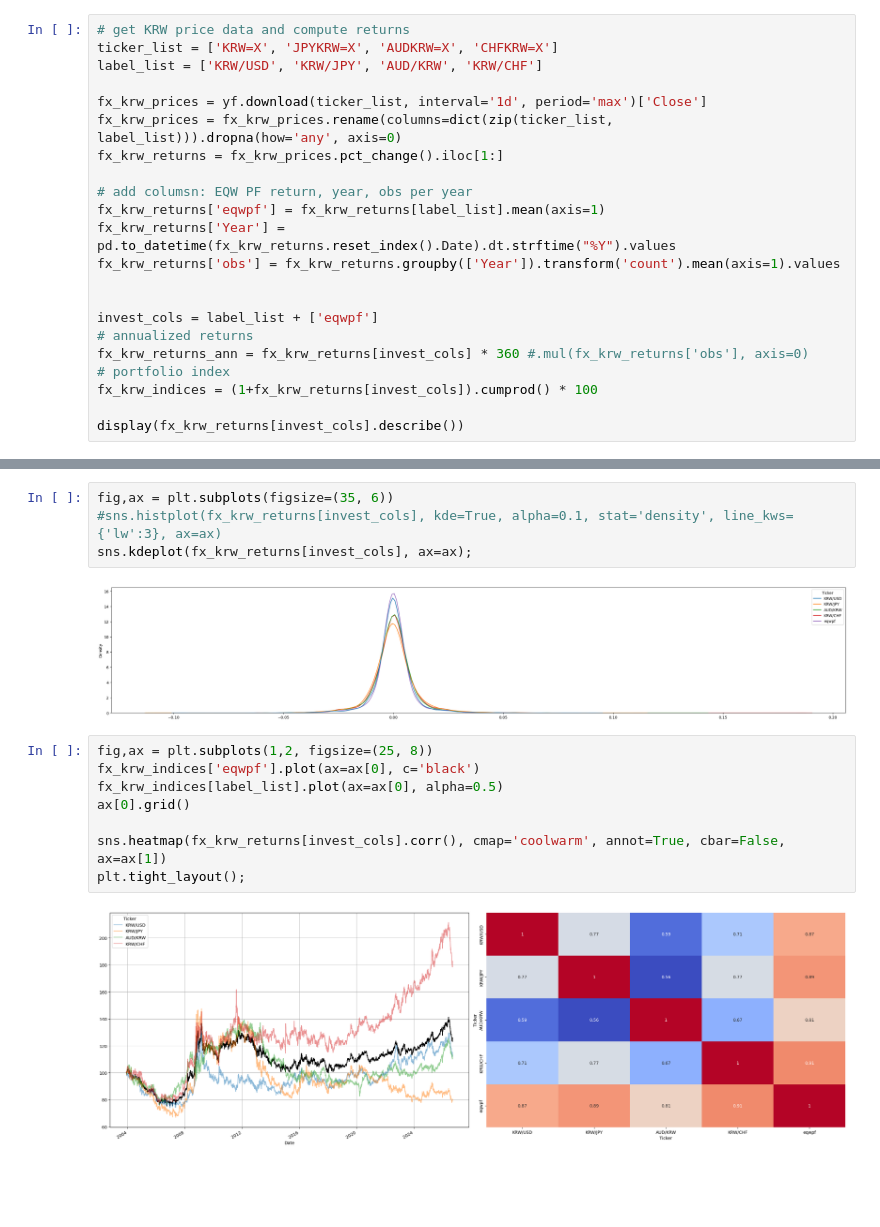
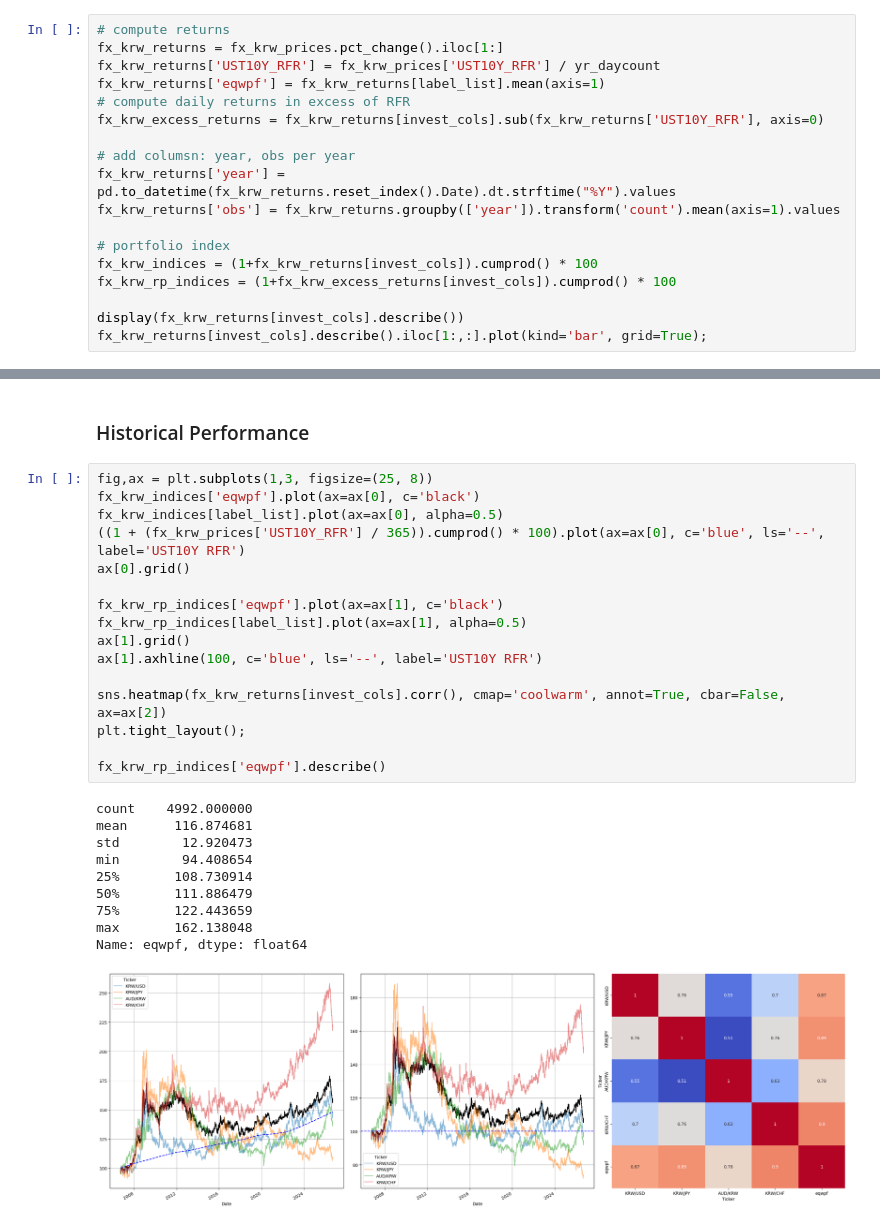
Before and after one commit to duckeun16/Macro, a Jupyter notebook: Spot FX DCA Performance.ipynb, the cells around one changed output, grey strips where cells are left out. Saved outputs shown, nothing was run; the diff lists cells and outputs as text; blank space fills up the shorter version.

Commit message:
updated Spot FX Performance

```diff
--- a/Spot FX DCA Performance.ipynb
+++ b/Spot FX DCA Performance.ipynb
@@ -8,23 +37,19 @@ import seaborn as sns
 # %%
-# get KRW price data and compute returns
-ticker_list = ['KRW=X', 'JPYKRW=X', 'AUDKRW=X', 'CHFKRW=X']
-label_list = ['KRW/USD', 'KRW/JPY', 'AUD/KRW', 'KRW/CHF']
+# compute returns
+fx_krw_returns = fx_krw_prices.pct_change().iloc[1:]
+fx_krw_returns['UST10Y_RFR'] = fx_krw_prices['UST10Y_RFR'] / yr_daycount
+fx_krw_returns['eqwpf'] = fx_krw_returns[label_list].mean(axis=1)
+# compute daily returns in excess of RFR
+fx_krw_excess_returns = fx_krw_returns[invest_cols].sub(fx_krw_returns['UST10Y_RFR'], axis=0)
 
-fx_krw_prices = yf.download(ticker_list, interval='1d', period='max')['Close']
-fx_krw_prices = fx_krw_prices.rename(columns=dict(zip(ticker_list, label_list))).dropna(how='any', axis=0)
-fx_krw_returns = fx_krw_prices.pct_change().iloc[1:]
+# add columsn: year, obs per year
+fx_krw_returns['year'] = pd.to_datetime(fx_krw_returns.reset_index().Date).dt.strftime("%Y").values
+fx_krw_returns['obs'] = fx_krw_returns.groupby(['year']).transform('count').mean(axis=1).values
 
-# add columsn: EQW PF return, year, obs per year
-fx_krw_returns['eqwpf'] = fx_krw_returns[label_list].mean(axis=1)
-fx_krw_returns['Year'] = pd.to_datetime(fx_krw_returns.reset_index().Date).dt.strftime("%Y").values
-fx_krw_returns['obs'] = fx_krw_returns.groupby(['Year']).transform('count').mean(axis=1).values
-
-
-invest_cols = label_list + ['eqwpf']
-# annualized returns
-fx_krw_returns_ann = fx_krw_returns[invest_cols] * 360 #.mul(fx_krw_returns['obs'], axis=0)
 # portfolio index
 fx_krw_indices = (1+fx_krw_returns[invest_cols]).cumprod() * 100
+fx_krw_rp_indices = (1+fx_krw_excess_returns[invest_cols]).cumprod() * 100
 
 display(fx_krw_returns[invest_cols].describe())
+fx_krw_returns[invest_cols].describe().iloc[1:,:].plot(kind='bar', grid=True);
 # %% [output]
@@ -41,16 +66,29 @@ display(fx_krw_returns[invest_cols].describe())
-# %%
-fig,ax = plt.subplots(figsize=(35, 6))
-#sns.histplot(fx_krw_returns[invest_cols], kde=True, alpha=0.1, stat='density', line_kws={'lw':3}, ax=ax)
-sns.kdeplot(fx_krw_returns[invest_cols], ax=ax);
-# %% [output]
-[figure, removed]
+# %% [markdown]
+### Historical Performance
 # %%
-fig,ax = plt.subplots(1,2, figsize=(25, 8))
+fig,ax = plt.subplots(1,3, figsize=(25, 8))
 fx_krw_indices['eqwpf'].plot(ax=ax[0], c='black')
 fx_krw_indices[label_list].plot(ax=ax[0], alpha=0.5)
+((1 + (fx_krw_prices['UST10Y_RFR'] / 365)).cumprod() * 100).plot(ax=ax[0], c='blue', ls='--', label='UST10Y RFR')
 ax[0].grid()
 
-sns.heatmap(fx_krw_returns[invest_cols].corr(), cmap='coolwarm', annot=True, cbar=False, ax=ax[1])
+fx_krw_rp_indices['eqwpf'].plot(ax=ax[1], c='black')
+fx_krw_rp_indices[label_list].plot(ax=ax[1], alpha=0.5)
+ax[1].grid()
+ax[1].axhline(100, c='blue', ls='--', label='UST10Y RFR')
+
+sns.heatmap(fx_krw_returns[invest_cols].corr(), cmap='coolwarm', annot=True, cbar=False, ax=ax[2])
 plt.tight_layout();
+
+fx_krw_rp_indices['eqwpf'].describe()
 # %% [output]
+count    4992.000000
+mean      116.874681
+std        12.920473
+min        94.408654
+25%       108.730914
+50%       111.886479
+75%       122.443659
+max       162.138048
+Name: eqwpf, dtype: float64
-[figure, old version]
+[figure, new version]
```
Also changed, not shown: parts of 11 cells of this notebook.
